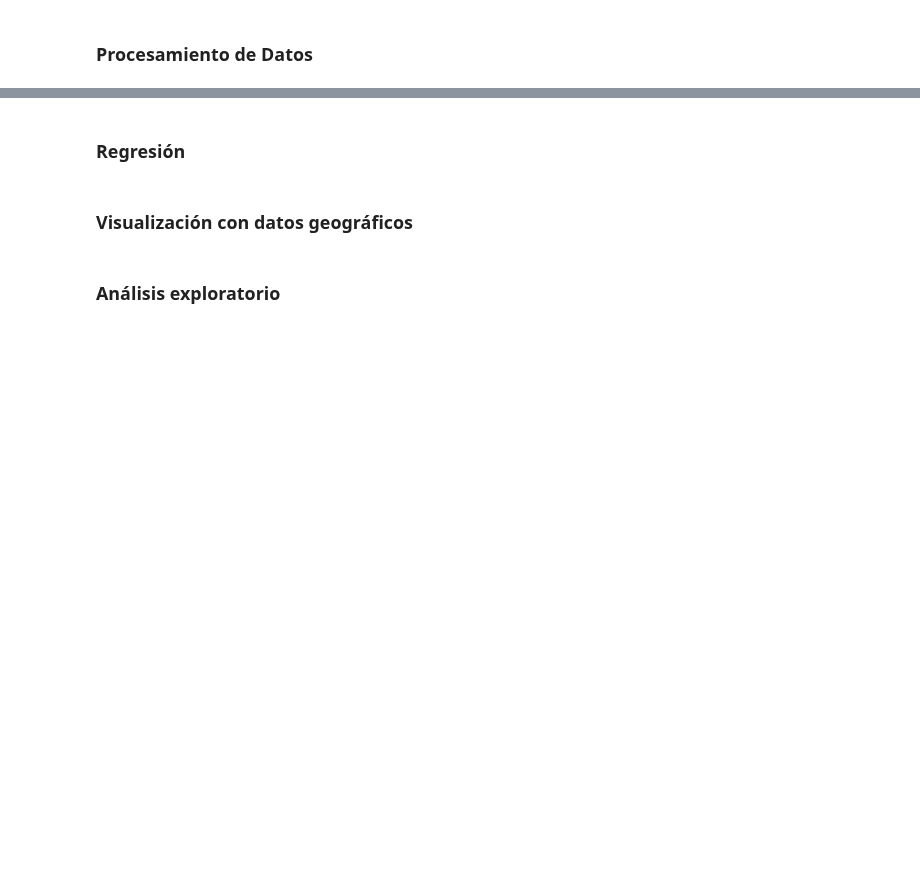
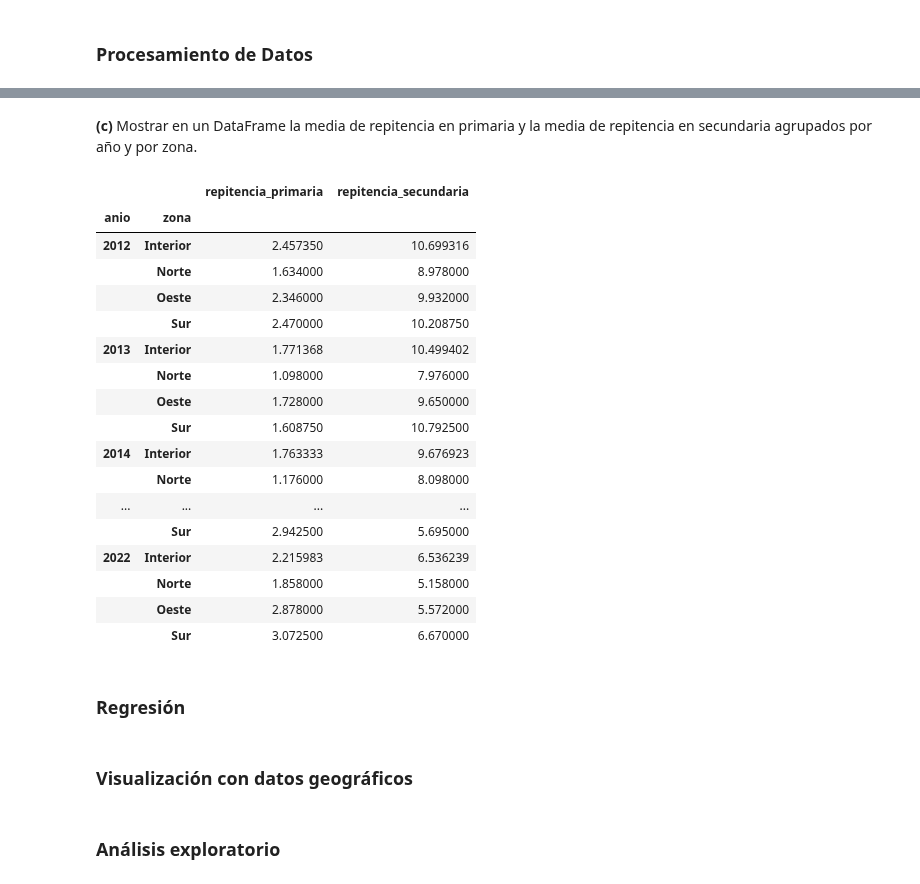
Before and after one commit to rodricoppa/TP1-LDD, a Jupyter notebook: TP_1.ipynb, the cells around one changed output, grey strips where cells are left out. Cells and saved outputs as stored; diff of their text form; code cells hidden in the pictures; blank space fills up the shorter version.

```diff
--- a/TP_1.ipynb
+++ b/TP_1.ipynb
@@ -32,3 +226,32 @@ zona_sur = ['Almirante Brown', 'Avellaneda', 'Quilmes', 'Lanus', 'Florencio Vare
+# %% [markdown]
+**(c)** Mostrar en un DataFrame la media de repitencia en primaria y la media de repitencia en secundaria agrupados por año y por zona.
+# %%
+media_repitencia_por_año_y_por_zona = (
+    df_educacion
+    .groupby(["anio", "zona"])[["repitencia_primaria", "repitencia_secundaria"]] # en doble corchete para mantenerlo como DataFrame
+    .mean() # calcula la media para cada zona en cada año
+)
+
+media_repitencia_por_año_y_por_zona
+# %% [output]
+|  |  | repitencia_primaria | repitencia_secundaria |
+| anio | zona |  |  |
+| 2012 | Interior | 2.457350 | 10.699316 |
+|  | Norte | 1.634000 | 8.978000 |
+|  | Oeste | 2.346000 | 9.932000 |
+|  | Sur | 2.470000 | 10.208750 |
+| 2013 | Interior | 1.771368 | 10.499402 |
+|  | Norte | 1.098000 | 7.976000 |
+|  | Oeste | 1.728000 | 9.650000 |
+|  | Sur | 1.608750 | 10.792500 |
+| 2014 | Interior | 1.763333 | 9.676923 |
+|  | Norte | 1.176000 | 8.098000 |
+| ... | ... | ... | ... |
+|  | Sur | 2.942500 | 5.695000 |
+| 2022 | Interior | 2.215983 | 6.536239 |
+|  | Norte | 1.858000 | 5.158000 |
+|  | Oeste | 2.878000 | 5.572000 |
+|  | Sur | 3.072500 | 6.670000 |
 # %% [markdown]
 ### Regresión
 # %%
```
Also changed, not shown: parts of 20 cells of this notebook.
